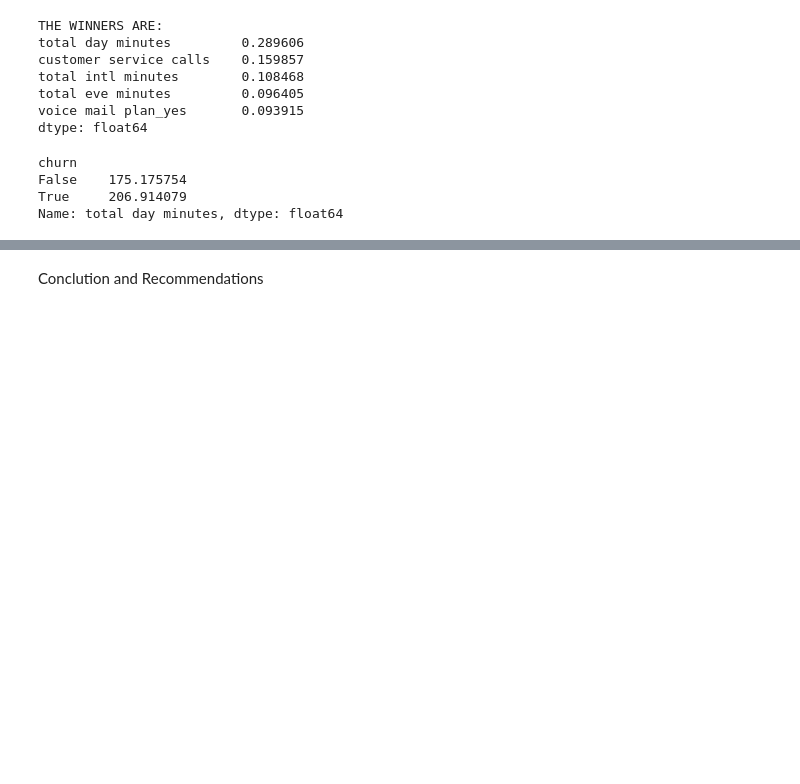
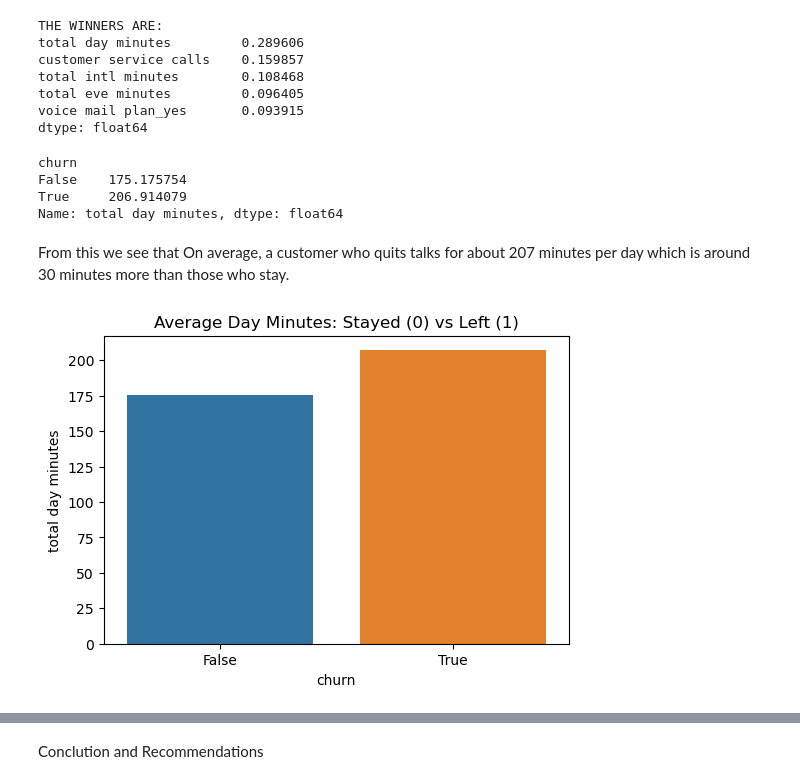
Before and after one commit to Bridgit-k/Phase-3-Project, a Jupyter notebook: index.ipynb, the cells around one changed output, grey strips where cells are left out. Drawn from its saved outputs; the diff is of its cells as text; code cells hidden in the pictures; blank space fills up the shorter version.

Commit message:
Added visuals for the top two features that mostly influence churn

```diff
--- a/index.ipynb
+++ b/index.ipynb
@@ -205,3 +208,12 @@ churn
 False    175.175754
 True     206.914079
 Name: total day minutes, dtype: float64
+# %% [markdown]
+From this we see that On average, a customer who quits talks for about 207 minutes per day which is around 30 minutes more than those who stay.
+# %%
+plt.figure(figsize=(6, 4))
+sns.barplot(x='churn', y='total day minutes', data=df, errorbar=None)
+plt.title("Average Day Minutes: Stayed (0) vs Left (1)")
+plt.show()
+# %% [output]
+[figure, added]
```
Also changed, not shown: parts of 6 cells of this notebook.
